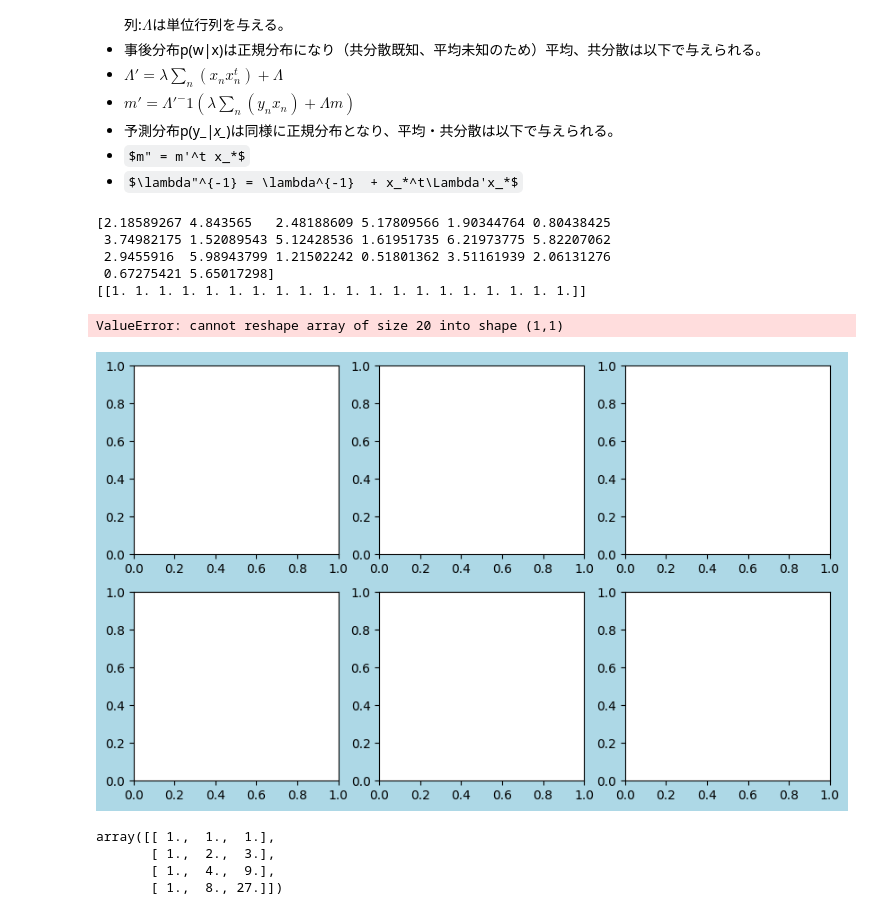
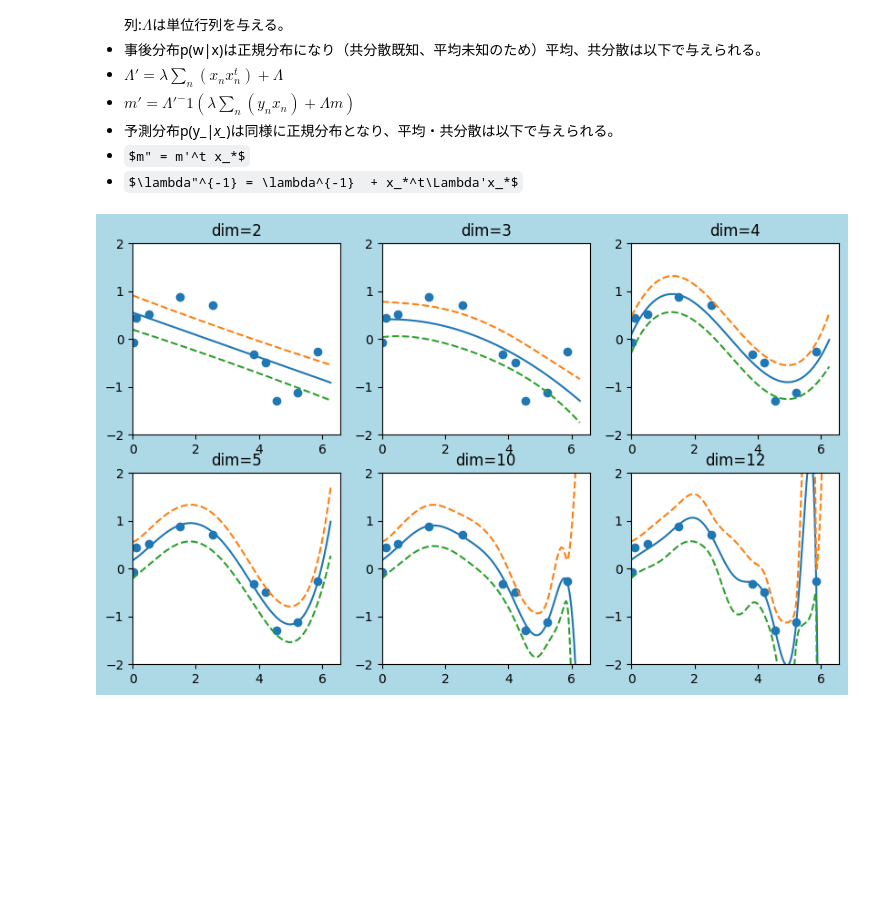
Before and after one commit to yoshikage-maeda/study_bayse, a Jupyter notebook: polynomial_bayesian.ipynb, the cells around one changed output. Saved outputs shown, nothing was run; the diff lists cells and outputs as text; code cells hidden in the pictures; some formulas as TeX source; blank space fills up the shorter version.

```diff
--- a/polynomial_bayesian.ipynb
+++ b/polynomial_bayesian.ipynb
@@ -20,63 +20,48 @@ dim = 4 # 多項式の次元4なら3次関数で推定するということ
 + $\lambda"^{-1} = \lambda^{-1}  + x_*^t\Lambda'x_*$
 # %%
 # データ生成
+train_x = np.random.uniform(0, 2*np.pi, 10)
+epsilon = np.random.normal(0, np.sqrt((1/lambda_)), 10)
+train_y = np.sin(train_x) + epsilon
 def bayesian_polynomial_regression(size, dim):
     # 事前分布
     m = np.zeros(dim)
     Lambda =np.eye(dim)
     w = np.random.multivariate_normal(m,Lambda, 1) # 事前分布は平均0ベクトル、共分散分散行列が単位行列の正規分布で与える。
     # 学習用のinput
-    epsilon = np.random.normal(0, np.sqrt((1/lambda_)), size)
-    x = np.random.uniform(0, 2*np.pi, size)
-    print(x)
-    x_stack = np.stack([np.ones(len(x))] + [np.power(x, i) for i in range(1, dim)])
-    print(x_stack)
-    y = np.sin(x) + epsilon
-    print(y)
+    x_stack = np.vstack([np.ones(size)] + [np.power(train_x, i) for i in range(1, dim)]).T
+
+
     # 事後分布のパラメータ（平均、共分散行列）
     Lambda_prime = np.zeros((dim, dim))
     mean_prime = np.zeros((dim, 1))
-    for _x, _y in zip(x_stack, y):
+    for _x, _y in zip(x_stack, train_y):
         _x = _x.reshape((dim,1))
         Lambda_prime += np.dot(_x, _x.T)
         mean_prime += _y*_x
     Lambda_prime = Lambda_prime*lambda_ +Lambda
     Lambda_prime_inv = np.linalg.inv(Lambda_prime) # 逆行列
     mean_prime =(mean_prime*lambda_).flatten() + np.dot(Lambda, m)
-    mean_prime = np.dot(Lambda_prime_inv, Lambda_prime)
+    mean_prime = np.dot(Lambda_prime_inv, mean_prime)
     # 予測分布
     x_new = np.arange(0, 6.28, 0.01) #可視化用
-    x_new_stack = np.vstack(np.array([np.ones(len(x_new))] + [np.power(x_new, i) for i in range(1, dim)]))
+    x_new_stack = np.stack([np.ones(len(x_new))] + [np.power(x_new, i) for i in range(1, dim)]).T
     m_star = np.dot(x_new_stack, mean_prime)
     lambda_star_inv = 1/lambda_ + np.array([_x.dot(Lambda_prime_inv).dot(_x) for _x in x_new_stack])
     return m_star, lambda_star_inv
 # %%
 # 色々な次元でやってみる
 fig = plt.figure(figsize = (10,6), facecolor='lightblue')
 ax_list = [fig.add_subplot(2, 3, i+1) for i in range(6)]
 x = np.arange(0, 6.28, 0.01)
-for i, ax in zip(range(1, 7), ax_list):
-    m_star, lambda_star_inv = bayesian_polynomial_regression(20, i)
+for i, ax in zip([2,3,4,5,10,12], ax_list):
+    m_star, lambda_star_inv= bayesian_polynomial_regression(10, i)
     ax.plot(x, m_star) # 予測の期待値
     ax.plot(x, m_star + np.sqrt(lambda_star_inv), linestyle='--') # 予測の期待値 + 標準偏差
     ax.plot(x, m_star - np.sqrt(lambda_star_inv), linestyle='--') # 予測の期待値 - 標準偏差
-    ax.set_xlim(0, 2*np.pi)
+    ax.scatter(train_x, train_y)
+    ax.set_xlim(0, 2*np.pi+0.3)
     ax.set_ylim(-2, 2)
     ax.set_title(f'dim={i}')
 # %% [output]
-[2.18589267 4.843565   2.48188609 5.17809566 1.90344764 0.80438425
- 3.74982175 1.52089543 5.12428536 1.61951735 6.21973775 5.82207062
- 2.9455916  5.98943799 1.21502242 0.51801362 3.51161939 2.06131276
- 0.67275421 5.65017298]
-[[1. 1. 1. 1. 1. 1. 1. 1. 1. 1. 1. 1. 1. 1. 1. 1. 1. 1. 1. 1.]]
-ValueError: cannot reshape array of size 20 into shape (1,1)
-[figure, old version]
+[figure, new version]
-# %%
-x = [1,2, 3]
-x_stack = np.stack([np.ones(3)] + [np.power(x, i) for i in range(1, dim)])
-x_stack
-# %% [output]
-array([[ 1.,  1.,  1.],
-       [ 1.,  2.,  3.],
-       [ 1.,  4.,  9.],
-       [ 1.,  8., 27.]])
```
